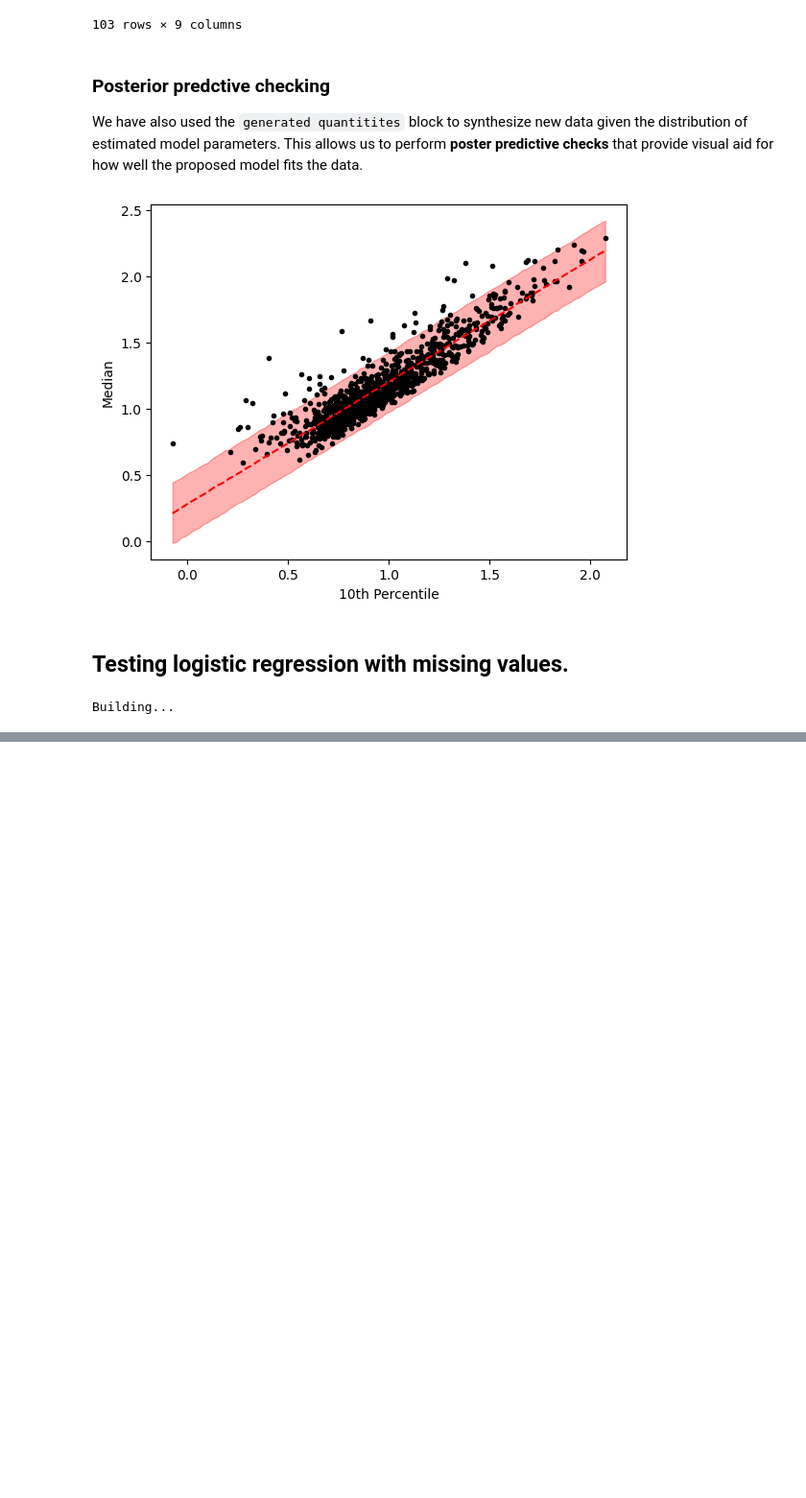
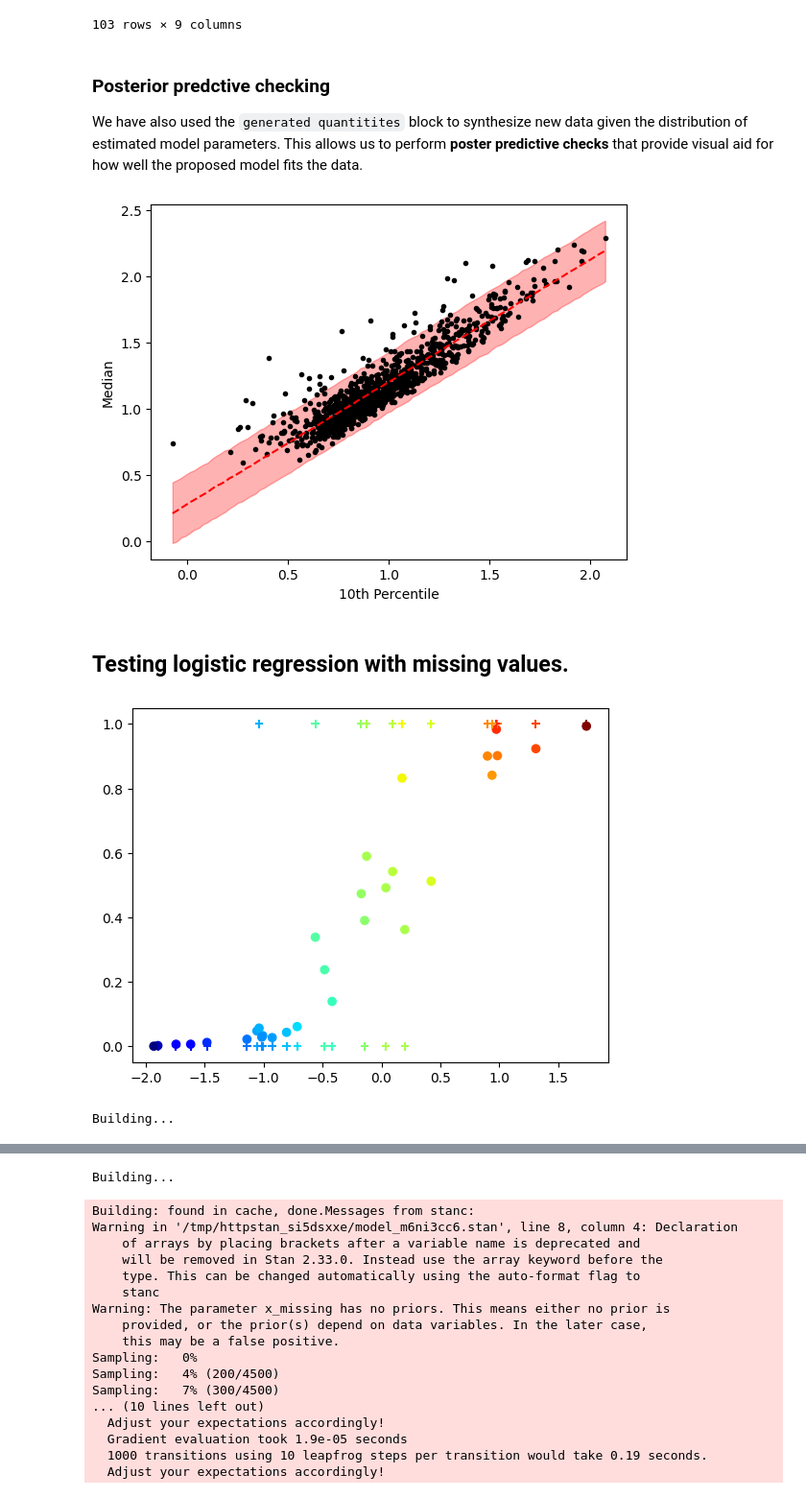
Before and after one commit to mdblackledge/stan_examples, a Jupyter notebook: notebooks/doughnut_seminar_2023.ipynb, the cells around one changed output, grey strips where cells are left out. Shown at 96% size. Cells and saved outputs as stored; diff of their text form; code cells hidden in the pictures; blank space fills up the shorter version.

```diff
--- a/notebooks/doughnut_seminar_2023.ipynb
+++ b/notebooks/doughnut_seminar_2023.ipynb
@@ -411,19 +411,23 @@ plt.show()
 ## Testing logistic regression with missing values.
 # %%
 # True coefficients
-beta_0 = 0.0
-beta_1 = 4.0
-beta_2 = 8.0
+beta_0 = -0.2
+beta_1 = -3.0
+beta_2 = 6.0
 
 # Independent variables
-N = 200
-x_1 = np.random.randn(N)
-x_2 = np.random.randn(N)
+N = 30
+x_1 = np.random.randn(N) * 1 + 0
+x_2 = x_1 + np.random.randn(N) * 0.1
 
 # Sample dependent varaibles
-alpha = beta_0 + beta_1 * x_1 + beta_2 * x_2
-p = 1.0 / (1 + np.exp(-alpha))
-y = (1.0 * (np.random.rand(N) < p)).astype("int")
+log_odds = beta_0 + beta_1 * x_1 + beta_2 * x_2
+p = 1.0 / (1 + np.exp(-log_odds))
+y = np.random.binomial(1, p, N)
+
+plt.scatter(x_1, p, c = x_2, cmap = 'jet')
+plt.scatter(x_1, y, c = x_2, cmap = 'jet', marker="+")
+plt.show()
 
 logisitic_regression_missing = """
 
@@ -454,34 +458,48 @@ model {
     real alpha;
     int miss_idx = 1;
 
+    beta ~ normal(0, 3);
+    mu ~ normal(0, 3);
+    sigma ~ cauchy(0, 3);
+
     for (n in 1:N) {
         alpha = beta[1];
         for (m in 1:M) {
             if (x_miss[n, m] == 0){
                 x[n, m] ~ normal(mu[m], sigma[m]);
                 alpha += x[n, m] * beta[m+1];
             }
             else {
                 x_missing[miss_idx] ~ normal(mu[m], sigma[m]);
                 alpha += x_missing[miss_idx] * beta[m+1];
                 miss_idx += 1;
             }
 
         }
         target += bernoulli_logit_lpmf(y[n]|alpha);
     }
 }
 
 """
 
-x = np.c_[x_1, x_2]
+x = x_1[:, None]
 model = stan.build(logisitic_regression_missing, data = {"N": N,
-                                                         "M": 2,
+                                                         "M": x.shape[1],
                                                          "x": x,
                                                          "y": y,
                                                          "x_miss": (np.random.rand(*x.shape) < 0.05).astype("int")})
 
 samples = model.sample(num_samples = 1000, num_warmup = 500, num_chains = 3)
+
+x = np.c_[x_1, x_2]
+model = stan.build(logisitic_regression_missing, data = {"N": N,
+                                                         "M": x.shape[1],
+                                                         "x": x,
+                                                         "y": y,
+                                                         "x_miss": (np.random.rand(*x.shape) < 0.05).astype("int")})
+
+samples_1 = model.sample(num_samples = 1000, num_warmup = 500, num_chains = 3)
 # %% [output]
+[figure, added]
 Building...
 Building: found in cache, done.Messages from stanc:
@@ -504,3 +522,21 @@ Warning: The parameter sigma has no priors. This means either no prior is
+Building...
+Building: found in cache, done.Messages from stanc:
+Warning in '/tmp/httpstan_si5dsxxe/model_m6ni3cc6.stan', line 8, column 4: Declaration
+    of arrays by placing brackets after a variable name is deprecated and
+    will be removed in Stan 2.33.0. Instead use the array keyword before the
+    type. This can be changed automatically using the auto-format flag to
+    stanc
+Warning: The parameter x_missing has no priors. This means either no prior is
+    provided, or the prior(s) depend on data variables. In the later case,
+    this may be a false positive.
+Sampling:   0%
+Sampling:   4% (200/4500)
+Sampling:   7% (300/4500)
+... (10 lines left out)
+  Adjust your expectations accordingly!
+  Gradient evaluation took 1.9e-05 seconds
+  1000 transitions using 10 leapfrog steps per transition would take 0.19 seconds.
+  Adjust your expectations accordingly!
 # %%
 az_samples = az.from_pystan(samples)
 az.summary(az_samples)
```
Also changed, not shown: parts of 2 cells of this notebook.
